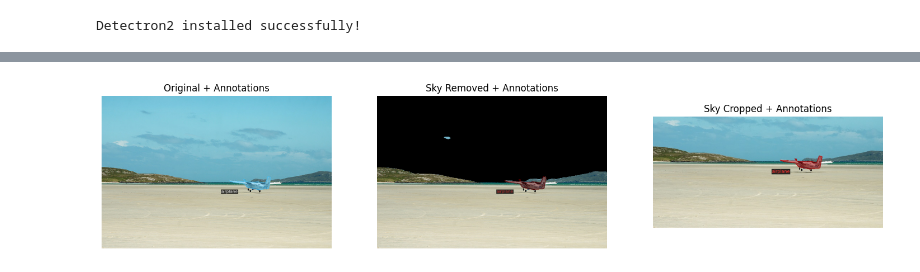
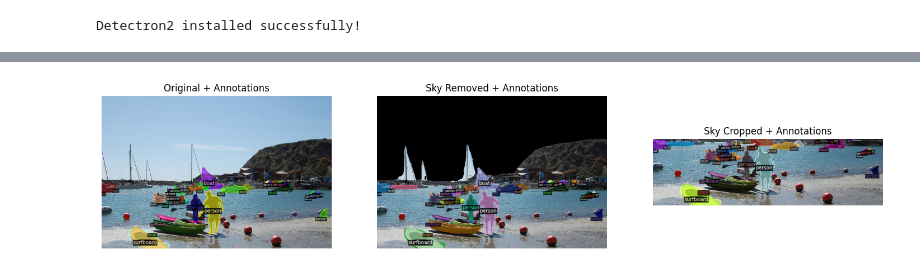
Before and after one commit to kishita1810/H2O_project, a Jupyter notebook: H2O_Project_v2.ipynb, the cells around one changed output, grey strips where cells are left out. Drawn from its saved outputs; the diff is of its cells as text; code cells hidden in the pictures.

```diff
--- a/H2O_Project_v2.ipynb
+++ b/H2O_Project_v2.ipynb
@@ -344,4 +373,4 @@ AttributeError: 'CocoSkyProcessor' object has no attribute 'save_new_coco_json'
 # %%
-processor.visualize_processed_image_with_annotations(all_ids[500])
+processor.visualize_processed_image_with_annotations(all_ids[1234])
 # %% [output]
-[figure, old version]
+[figure, new version]
```
Also changed, not shown: parts of 9 cells of this notebook.
